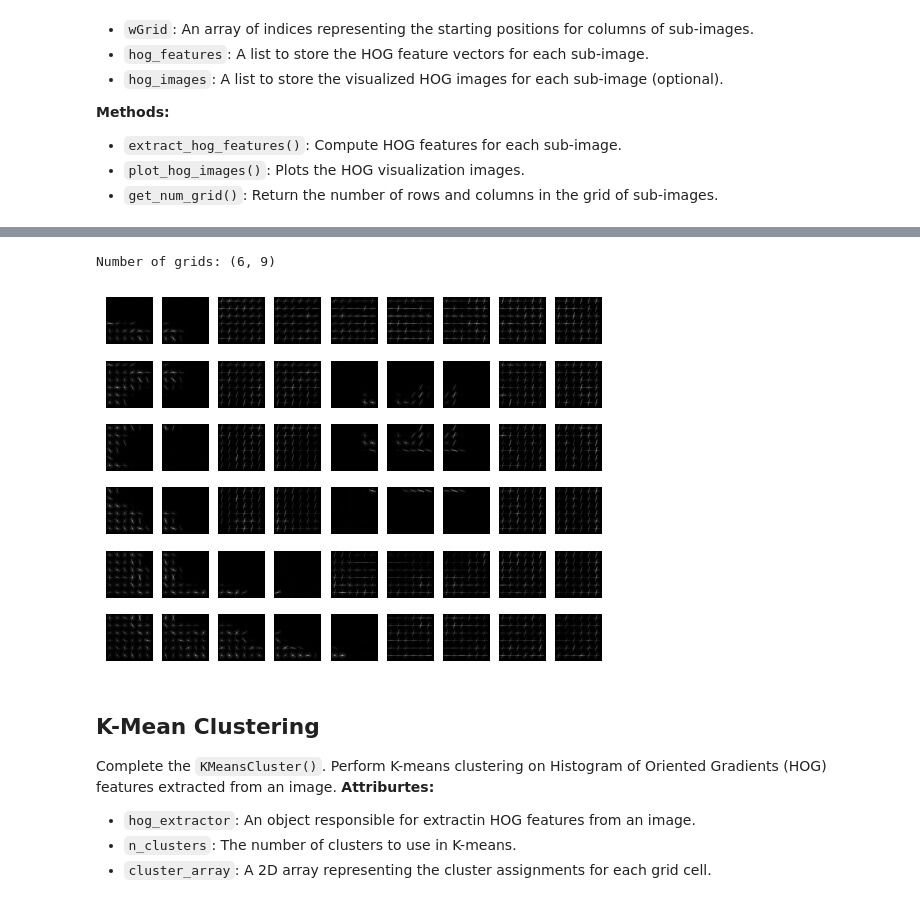
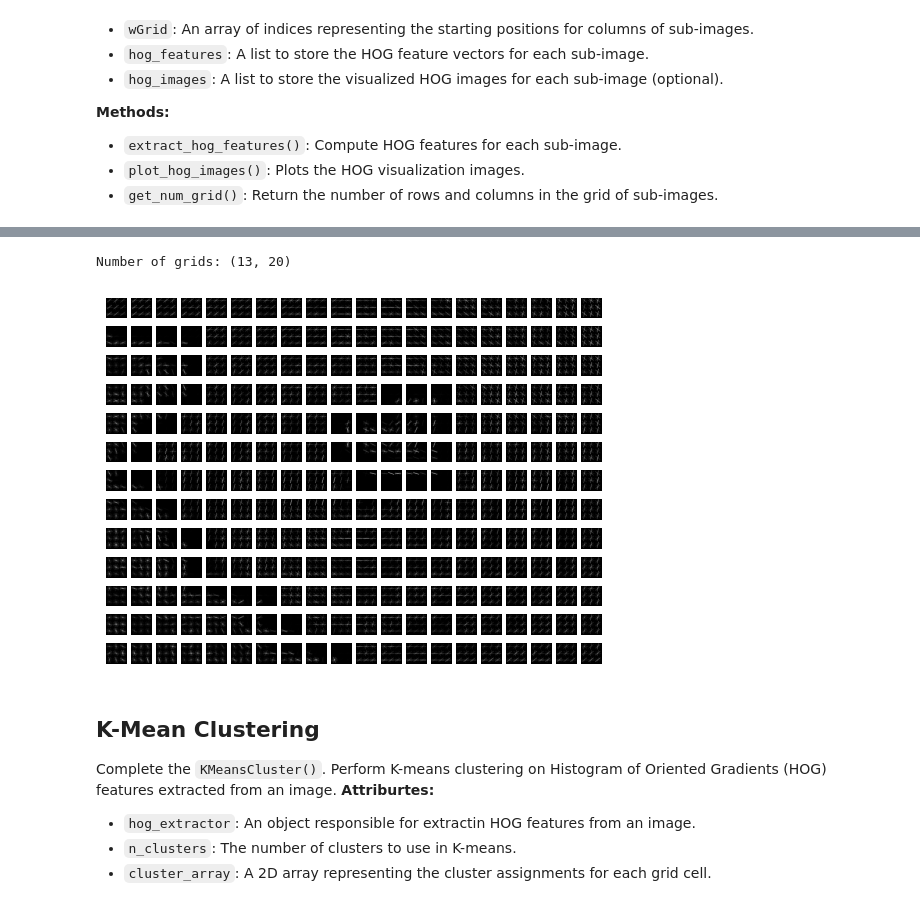
Before and after one commit to sitthatot/Lab4_Image-Segmentation, a Jupyter notebook: Lab4_Image Segmentation.ipynb, the cells around one changed output, grey strips where cells are left out. Saved outputs shown, nothing was run; the diff lists cells and outputs as text; code cells hidden in the pictures.

```diff
--- a/Lab4_Image Segmentation.ipynb
+++ b/Lab4_Image Segmentation.ipynb
@@ -47,7 +47,7 @@ Blur the image then apply to the [`hog()`](<https://scikit-image.org/docs/stable
 </details>
 # %%
 ### START CODE HERE ###
-blurry_image = cv2.GaussianBlur(image, (25, 25), 0)
+blurry_image = cv2.GaussianBlur(image, (7, 7), 0)
 fd, hog_image = hog(blurry_image,
     orientations=8,
     pixels_per_cell=(16, 16),
@@ -140,16 +140,16 @@ Let's use `HOGSubimageExtractor()` in the cell below.
 </details>
 # %%
 ### START CODE HERE ###
-tile_size = 100
-stride = 50
-hog_extractor = HOGSubimageExtractor(image,tile_size,stride)
+tile_size = 50
+stride = 25
+hog_extractor = HOGSubimageExtractor(blurry_image,tile_size,stride)
 num_grid = hog_extractor.get_num_grid()
 print(f'Number of grids: {num_grid}')
 hog_extractor.plot_hog_images()
 ### END CODE HERE ###
 # %% [output]
-Number of grids: (6, 9)
+Number of grids: (13, 20)
-[figure, old version]
+[figure, new version]
 # %% [markdown]
 ## K-Mean Clustering
 Complete the `KMeansCluster()`.
```
Also changed, not shown: parts of 9 cells of this notebook, 1 other file.
